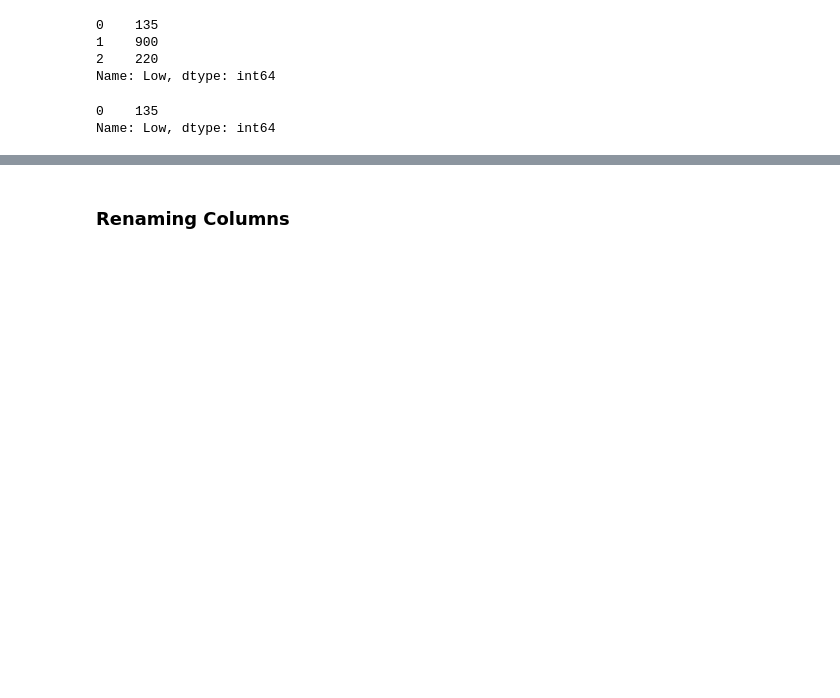
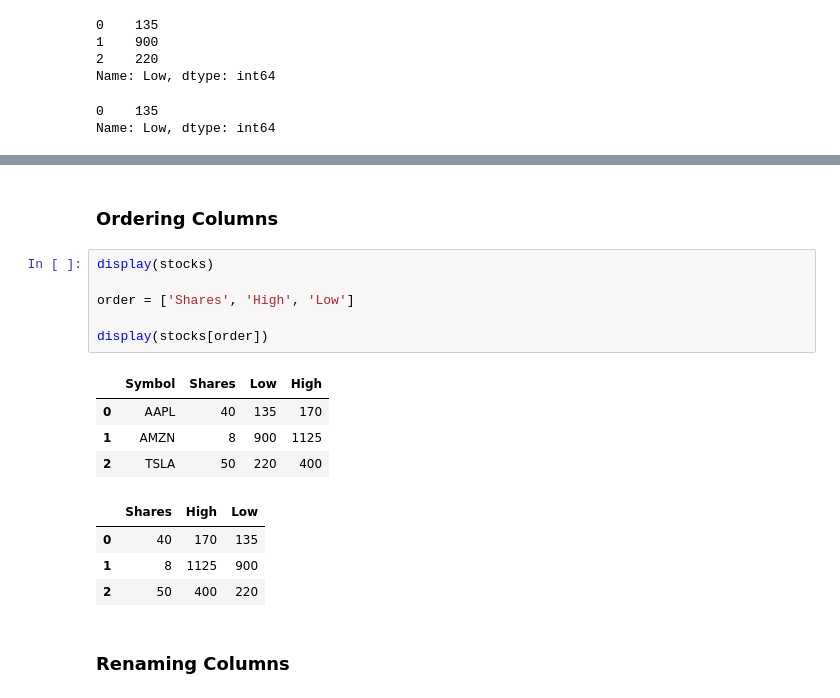
Before and after one commit to pkaran57/python-libs, a Jupyter notebook: pandas-lib/notebook/pandas.ipynb, the cells around one changed output, grey strips where cells are left out. Saved outputs shown, nothing was run; the diff lists cells and outputs as text; blank space fills up the shorter version.

```diff
--- a/pandas-lib/notebook/pandas.ipynb
+++ b/pandas-lib/notebook/pandas.ipynb
@@ -183,3 +266,20 @@ Name: Low, dtype: int64
+# %% [markdown]
+### Ordering Columns
+# %%
+display(stocks)
+
+order = ['Shares', 'High', 'Low']
+
+display(stocks[order])
+# %% [output]
+|  | Symbol | Shares | Low | High |
+| 0 | AAPL | 40 | 135 | 170 |
+| 1 | AMZN | 8 | 900 | 1125 |
+| 2 | TSLA | 50 | 220 | 400 |
+|  | Shares | High | Low |
+| 0 | 40 | 170 | 135 |
+| 1 | 8 | 1125 | 900 |
+| 2 | 50 | 400 | 220 |
 # %% [markdown]
 ### Renaming Columns
 # %%
```
Also changed, not shown: parts of 11 cells of this notebook.
